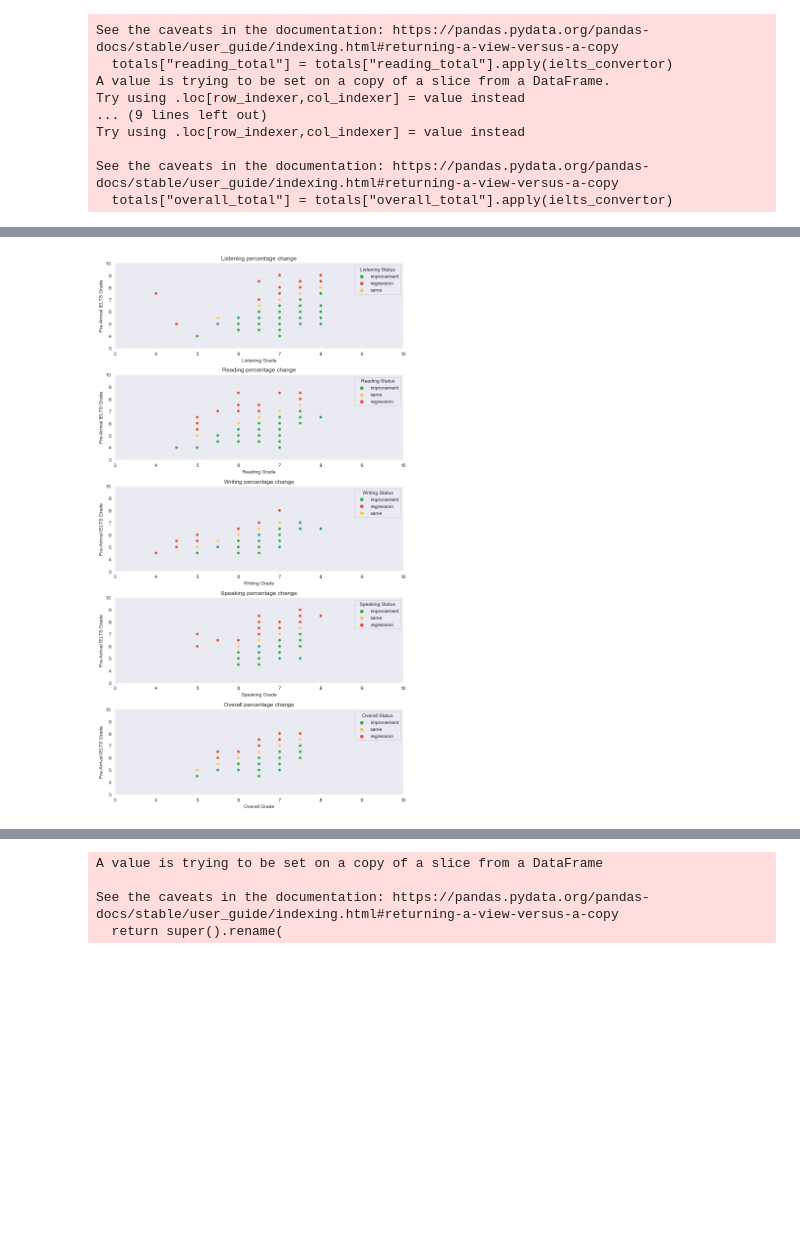
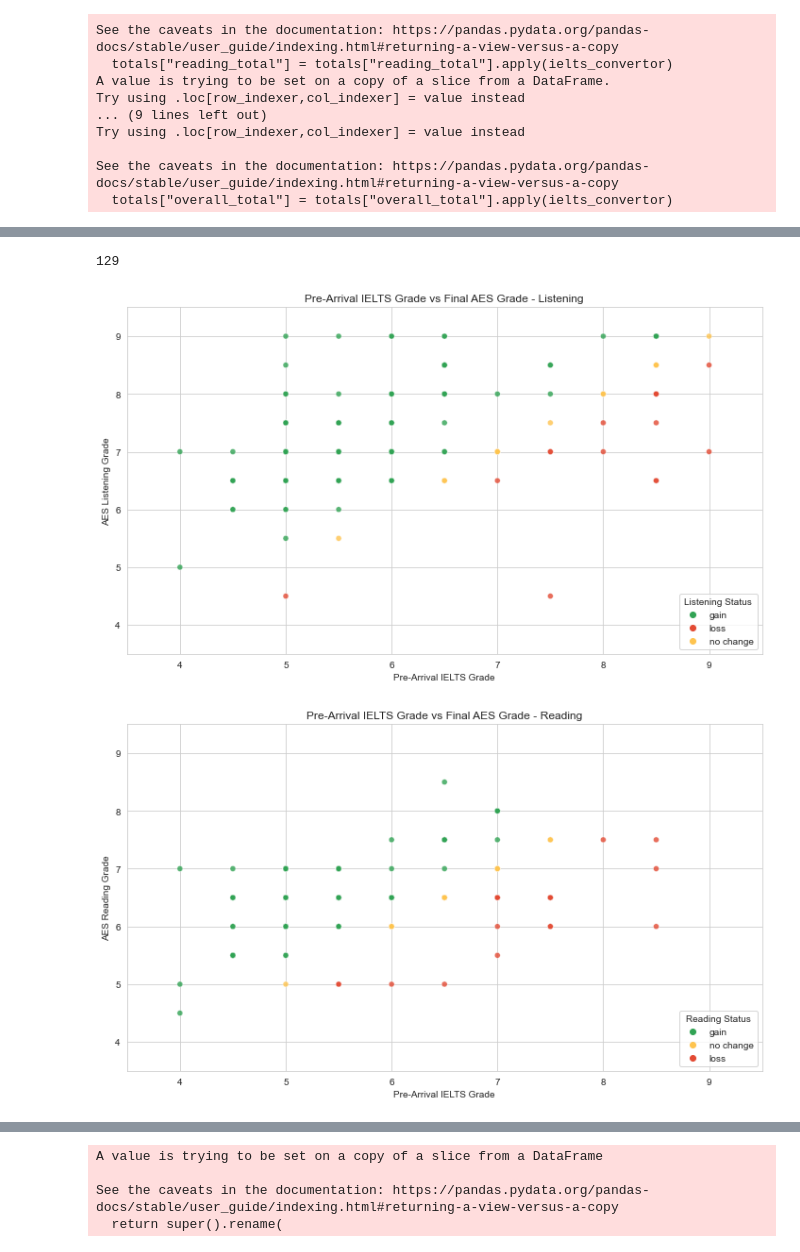
Before and after one commit to cmstorrsfox/20-21-results-analysis, a Jupyter notebook: ielts_conv.ipynb, the cells around one changed output, grey strips where cells are left out. Drawn from its saved outputs; the diff is of its cells as text; code cells hidden in the pictures; blank space fills up the shorter version.

Commit message:
ho data and ml models

```diff
--- a/ielts_conv.ipynb
+++ b/ielts_conv.ipynb
@@ -79,7 +105,9 @@ all_data.dropna(how="any", inplace=True)
 # %%
 #calculate percentage change from ielts score
 def pct_change(colA, colB):
-  return round(((colA - colB) / colB) * 100, 1)
+  pct_improvement = round(((colA - colB) / colB), 1)
+  band_improvement = 9 * pct_improvement
+  return band_improvement
 
 all_data["listening_change"] = pct_change(all_data["listening_total"], all_data["listening_ielts"])
 
@@ -90,21 +118,22 @@ all_data["writing_change"] = pct_change(all_data["writing_total"], all_data["wri
 all_data["speaking_change"] = pct_change(all_data["speaking_total"], all_data["speaking_ielts"])
 
 all_data["overall_change"] = pct_change(all_data["overall_total"], all_data["overall_ielts"])
-
-#print(all_data)
 # %%
 #reset index
 all_data["student_id"] = all_data.index
 all_data = all_data.reset_index(drop=True)
+print(len(all_data))
+# %% [output]
+129
 # %%
 #add col to say if improved or not
 def better_or_worse(row):
   if row > 0:
-    val = "improvement"
+    val = "gain"
   elif row == 0:
-    val = "same"
+    val = "no change"
   else:
-    val = "regression"
+    val = "loss"
   return val
 
 all_data["listening_status"] = all_data.listening_change.apply(better_or_worse)
@@ -115,26 +144,28 @@ all_data["overall_status"] = all_data.overall_change.apply(better_or_worse)
 # %%
 #sort improvers and regressors
 
-fig, axs = plt.subplots(5, figsize=(9,16), sharey=True)
-palette ={"improvement": "#31a354", "same": "#fec44f", "regression": "#e34a33"}
-sns.set_style("dark")
+#fig, axs = plt.subplots(1, 5, figsize=(21,6))
+palette ={"gain": "#31a354", "no change": "#fec44f", "loss": "#e34a33"}
+sns.set_style("whitegrid")
 
 
 def plot_scatter(skills):
   i = 0
   for skill in skills:
-    sns.scatterplot(x="{}_total".format(skill), y = "{}_ielts".format(skill), hue="{}_status".format(skill), data=all_data, ax=axs[i], palette=palette)
-    axs[i].set_xlabel("{} Grade".format(skill.capitalize()))
-    axs[i].set_ylabel("Pre-Arrival IELTS Grade")
-    axs[i].set_xlim(3.0, 10.0)
-    axs[i].set_ylim(3.0, 10.0)
-    axs[i].set_title("{} percentage change".format(skill.capitalize()))
-    axs[i].legend(title="{} Status".format(skill.capitalize()))
+    fig, axs = plt.subplots(1, figsize=(10,6))
+    sns.scatterplot(y="{}_total".format(skill), x= "{}_ielts".format(skill), hue="{}_status".format(skill), data=all_data, palette=palette, alpha=0.8)
+    axs.set_ylabel("AES {} Grade".format(skill.capitalize()))
+    axs.set_xlabel("Pre-Arrival IELTS Grade")
+    axs.set_xlim(3.5, 9.5)
+    axs.set_ylim(3.5, 9.5)
+    axs.set_title("Pre-Arrival IELTS Grade vs Final AES Grade - {}".format(skill.capitalize()))
+    axs.legend(title="{} Status".format(skill.capitalize()), loc="lower right")
+    plt.tight_layout()
+    plt.savefig("charts/IELTS vs AES - {}".format(skill))
+    plt.show()
     i += 1
 
 plot_scatter(["listening", "reading", "writing", "speaking", "overall"])
-plt.subplots_adjust()
-plt.tight_layout()
-plt.show()
 # %% [output]
-[figure, old version]
+[figure, new version]
+[figure, added]
```
Also changed, not shown: parts of 7 cells of this notebook, 28 other files.
